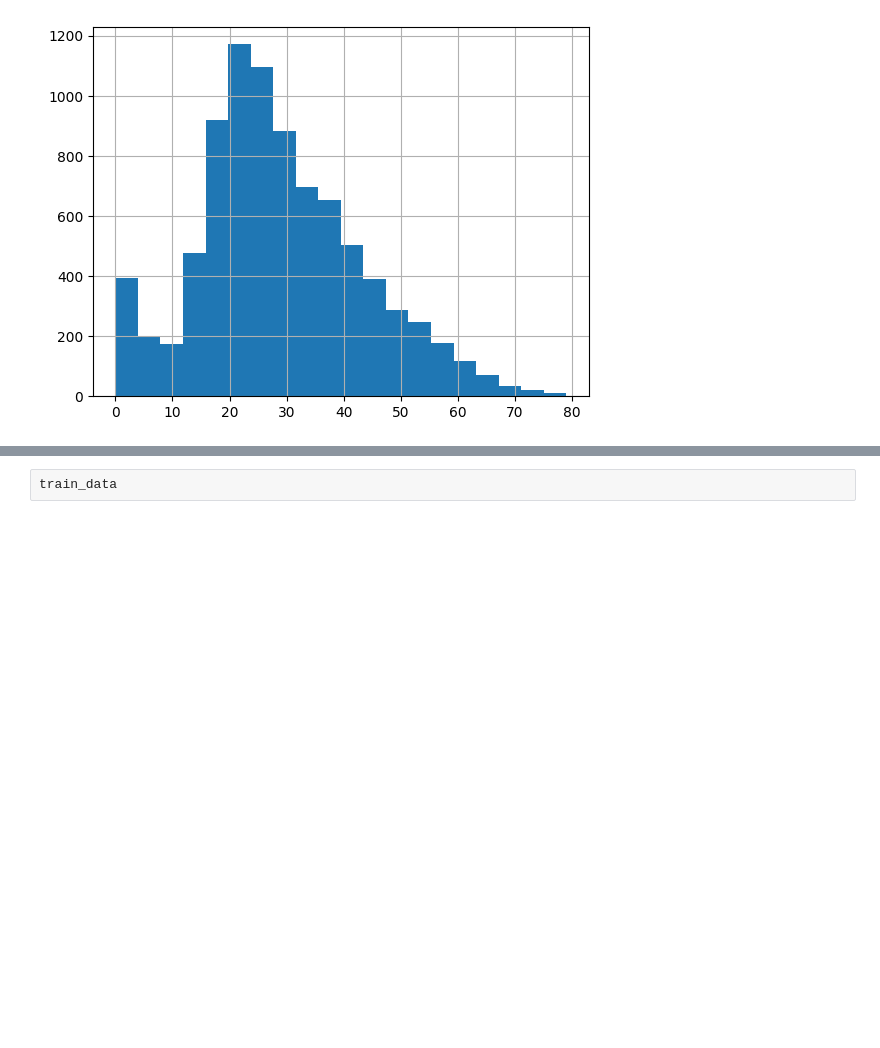
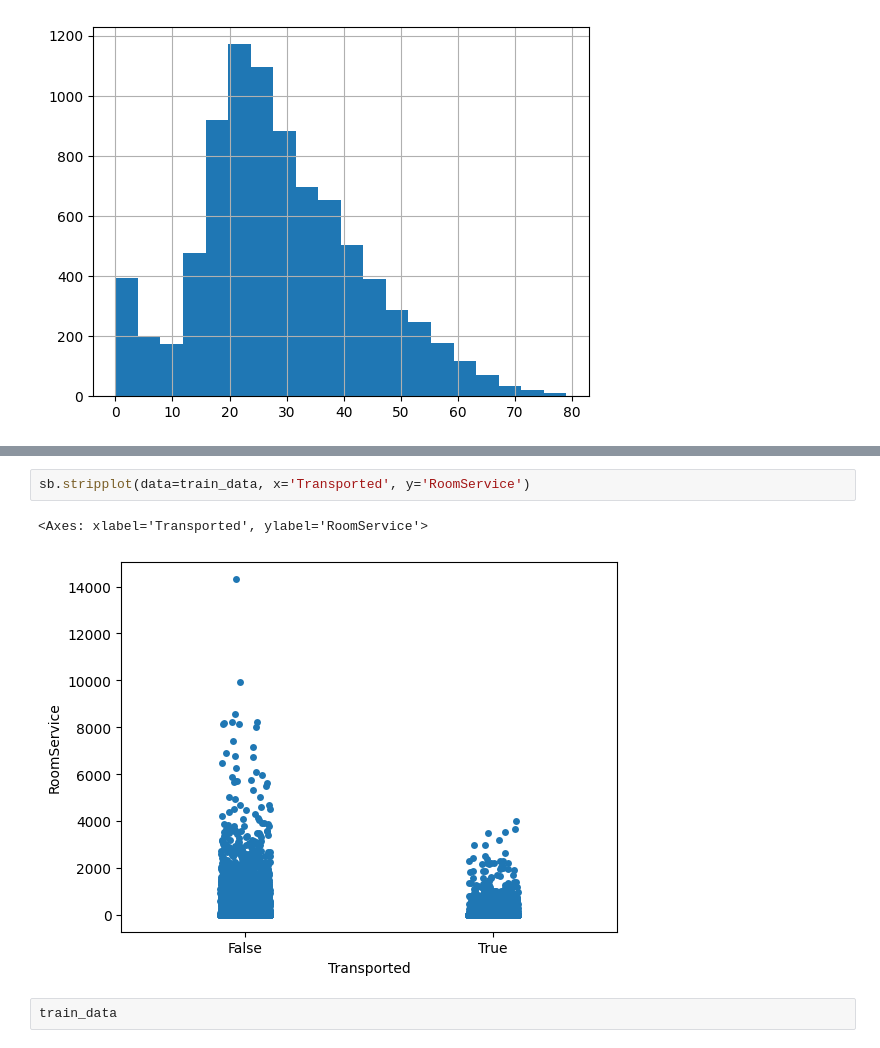
Before and after one commit to tsjendoll/kaggle, a Jupyter notebook: spaceship-titanic.ipynb, the cells around one changed output, grey strips where cells are left out. Cells and saved outputs as stored; diff of their text form; blank space fills up the shorter version.

```diff
--- a/spaceship-titanic.ipynb
+++ b/spaceship-titanic.ipynb
@@ -65,3 +66,8 @@ plt.title('Survival Rate by AgeGroup');
+# %%
+sb.stripplot(data=train_data, x='Transported', y='RoomService')
+# %% [output]
+<Axes: xlabel='Transported', ylabel='RoomService'>
+[figure, added]
 # %%
 train_data
 # %% [output]
```
Also changed, not shown: parts of 17 cells of this notebook.
